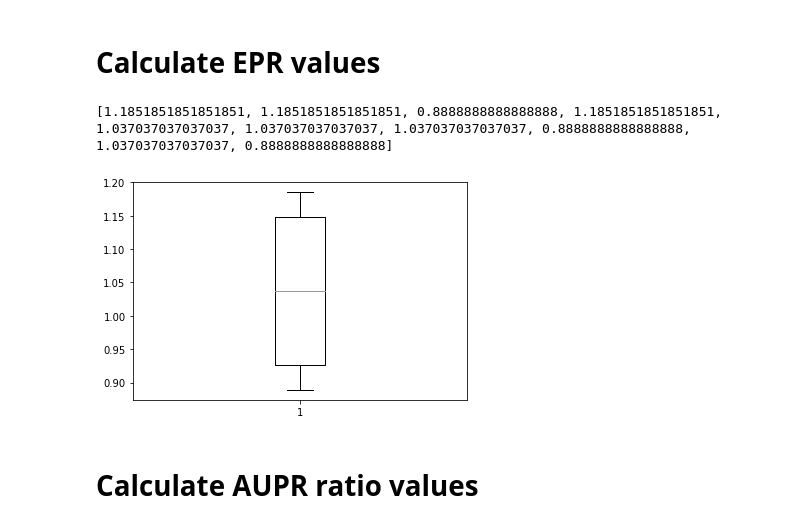
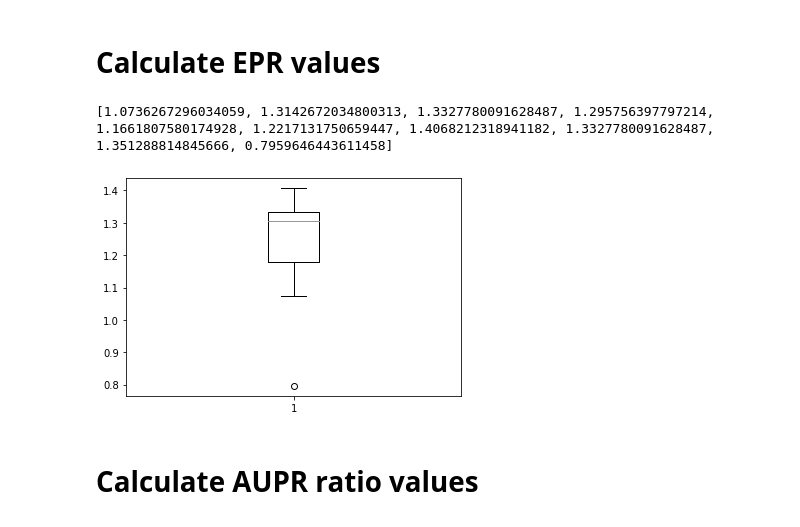
Before and after one commit to jelkhouryy/DeepSEM, a Jupyter notebook: tutorial/GRN_inference_tutorial.ipynb, the cells around one changed output. Drawn from its saved outputs; the diff is of its cells as text; code cells hidden in the pictures.

Commit message:
evaluation scripts & figures

```diff
--- a/tutorial/GRN_inference_tutorial.ipynb
+++ b/tutorial/GRN_inference_tutorial.ipynb
@@ -28,7 +28,7 @@ import matplotlib.pyplot as plt
 import networkx as nx
 path = "../demo_data/GRN_inference/input/500_ChIP-seq_hESC"
 input = pd.read_csv(path + "/data.csv", index_col = 0)
-keepcols = input.var(0) > 10 #threshold to keep ~ 100 most variable genes
+keepcols = input.var(0) > 9.5 #threshold to keep ~ 100 most variable genes
 print("Number of genes kept =", keepcols.sum())
 input = input[input.columns[keepcols]]
 input.to_csv(path + "/data2.csv")
@@ -70,41 +70,41 @@ dir exist
 # %%
 def compute_epr(output, label):
     col1 = "TF"
     col2 = "Target"
     output['EdgeWeight'] = abs(output['EdgeWeight'])
     output = output.sort_values('EdgeWeight',ascending=False)
 
     TFs = set(label['Gene1'])
     Genes = set(label['Gene1'])| set(label['Gene2'])
     output = output[output[col1].apply(lambda x: x in TFs)]
     output = output[output[col2].apply(lambda x: x in Genes)]
     label_set = set(label['Gene1']+'|'+label['Gene2'])
     output = output.iloc[:len(label_set)]
-    early_TPs = len(set(output[col1]+'|'+output[col2]) & label_set)
-    den = (len(label_set)**2/(len(TFs)*len(Genes)-len(TFs)))
-    EP = early_TPs/len(label_set)
-    EPR = early_TPs/den
+
+    EP = len(set(output[col1]+'|'+output[col2]) & label_set)/len(set(output[col1]+'|'+output[col2])) #Precision of top k scores
+    random_EP = (len(label_set)/(len(TFs)*len(Genes)-len(TFs))) #precision of random model = proportion of true edges out of those possible
+    EPR = EP/random_EP
     #print("true positives among top k scored =", early_TPs)
     #print("true positives among top k random scored =", den)
     #print("AUPRC ratio = ", early_TPs / den)
     return EP, EPR
 
 eprs = []
 eps = []
-for i in range(1, 11):
-    output = pd.read_csv("out/run_{}/GRN_inference_result.tsv".format(i),sep='\t')
+for i in range(10):
+    output = pd.read_csv("out/out_string/run_{}/GRN_inference_result.tsv".format(i),sep='\t')
     #output = pd.read_csv("/home/jel-khoury/Differentiable-DAG-Sampling/src/notebooks/pred.tsv", sep = '\t')
     ep, epr = compute_epr(output, label)
     eprs.append(epr)
     eps.append(ep)
 
 print(eprs)
 plt.boxplot(eprs)
 
 plt.show()
 # %% [output]
-[1.1851851851851851, 1.1851851851851851, 0.8888888888888888, 1.1851851851851851, 1.037037037037037, 1.037037037037037, 1.037037037037037, 0.8888888888888888, 1.037037037037037, 0.8888888888888888]
+[1.0736267296034059, 1.3142672034800313, 1.3327780091628487, 1.295756397797214, 1.1661807580174928, 1.2217131750659447, 1.4068212318941182, 1.3327780091628487, 1.351288814845666, 0.7959646443611458]
-[figure, old version]
+[figure, new version]
 # %% [markdown]
 # Calculate AUPR ratio values
 # %%
```
Also changed, not shown: parts of 8 cells of this notebook, 19 other files.
